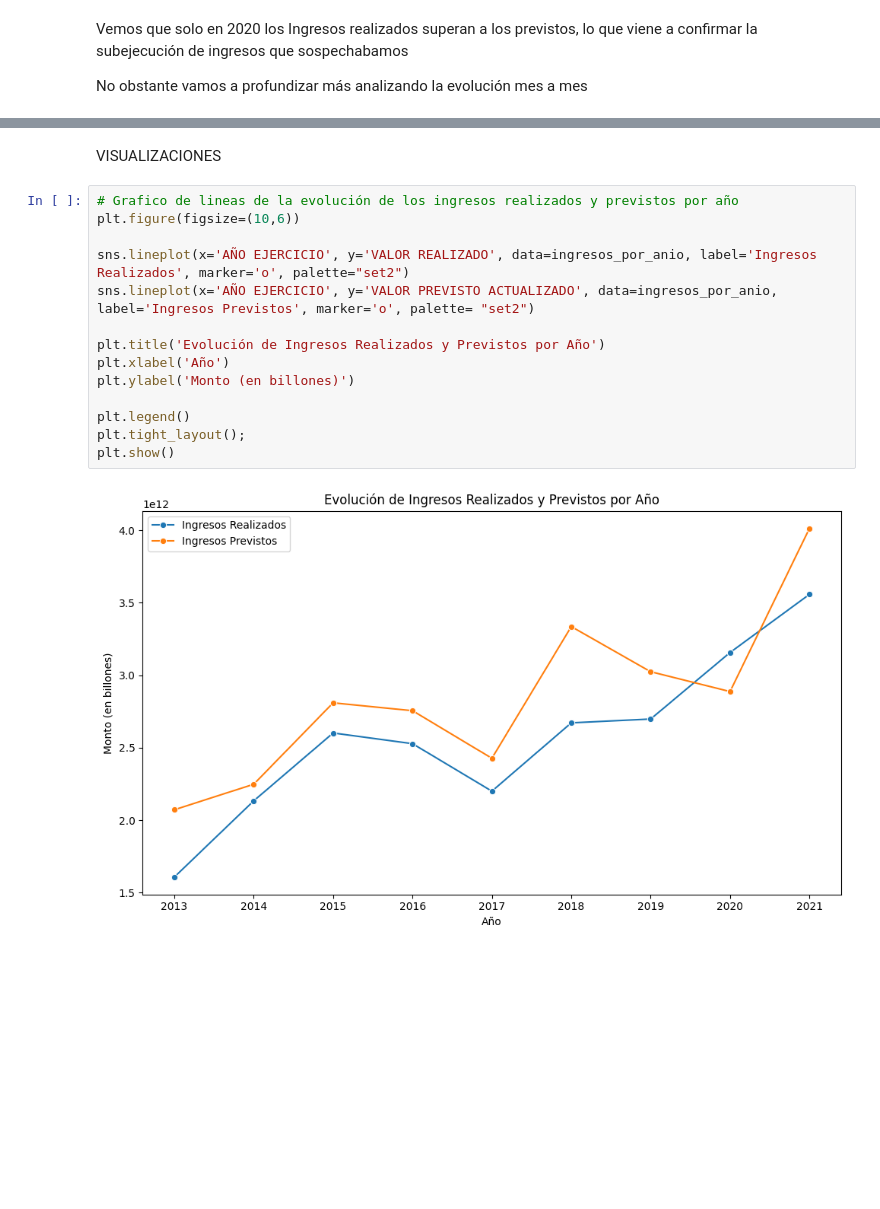
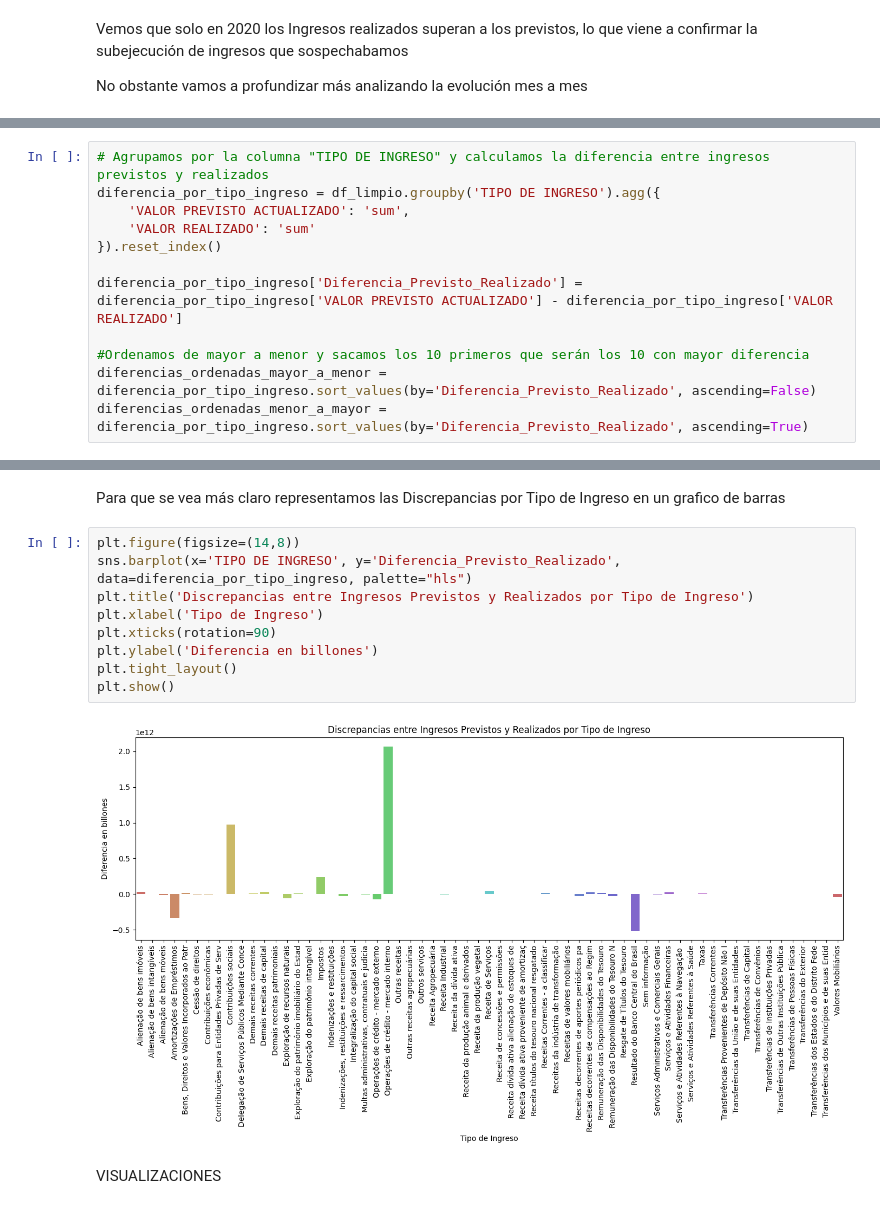
Before and after one commit to Rcm89/Proyecto2-EDA-Ingresos-Publicos-Brasil, a Jupyter notebook: notebooks/notebook_EDA.ipynb, the cells around one changed output, grey strips where cells are left out. Drawn from its saved outputs; the diff is of its cells as text; blank space fills up the shorter version.

```diff
--- a/notebooks/notebook_EDA.ipynb
+++ b/notebooks/notebook_EDA.ipynb
@@ -89,0 +207,12 @@ ingresos_por_mes = df_limpio.groupby('MES').agg({
+# %%
+# Agrupamos por la columna "TIPO DE INGRESO" y calculamos la diferencia entre ingresos previstos y realizados
+diferencia_por_tipo_ingreso = df_limpio.groupby('TIPO DE INGRESO').agg({
+    'VALOR PREVISTO ACTUALIZADO': 'sum',
+    'VALOR REALIZADO': 'sum'
+}).reset_index()
+
+diferencia_por_tipo_ingreso['Diferencia_Previsto_Realizado'] = diferencia_por_tipo_ingreso['VALOR PREVISTO ACTUALIZADO'] - diferencia_por_tipo_ingreso['VALOR REALIZADO']
+
+#Ordenamos de mayor a menor y sacamos los 10 primeros que serán los 10 con mayor diferencia
+diferencias_ordenadas_mayor_a_menor = diferencia_por_tipo_ingreso.sort_values(by='Diferencia_Previsto_Realizado', ascending=False)
+diferencias_ordenadas_menor_a_mayor = diferencia_por_tipo_ingreso.sort_values(by='Diferencia_Previsto_Realizado', ascending=True)
@@ -90,18 +255,15 @@ ingresos_por_mes = df_limpio.groupby('MES').agg({
+# %% [markdown]
+Para que se vea más claro representamos las Discrepancias por Tipo de Ingreso en un grafico de barras
+# %%
+plt.figure(figsize=(14,8))
+sns.barplot(x='TIPO DE INGRESO', y='Diferencia_Previsto_Realizado', data=diferencia_por_tipo_ingreso, palette="hls")
+plt.title('Discrepancias entre Ingresos Previstos y Realizados por Tipo de Ingreso')
+plt.xlabel('Tipo de Ingreso')
+plt.xticks(rotation=90)
+plt.ylabel('Diferencia en billones')
+plt.tight_layout()
+plt.show()
+# %% [output]
+[figure, added]
 # %% [markdown]
 VISUALIZACIONES
-# %%
-# Grafico de lineas de la evolución de los ingresos realizados y previstos por año
-plt.figure(figsize=(10,6))
-
-sns.lineplot(x='AÑO EJERCICIO', y='VALOR REALIZADO', data=ingresos_por_anio, label='Ingresos Realizados', marker='o', palette="set2")
-sns.lineplot(x='AÑO EJERCICIO', y='VALOR PREVISTO ACTUALIZADO', data=ingresos_por_anio, label='Ingresos Previstos', marker='o', palette= "set2")
-
-plt.title('Evolución de Ingresos Realizados y Previstos por Año')
-plt.xlabel('Año')
-plt.ylabel('Monto (en billones)')
-
-plt.legend()
-plt.tight_layout();
-plt.show()
-# %% [output]
-[figure, removed]
```
Also changed, not shown: parts of 17 cells of this notebook.
